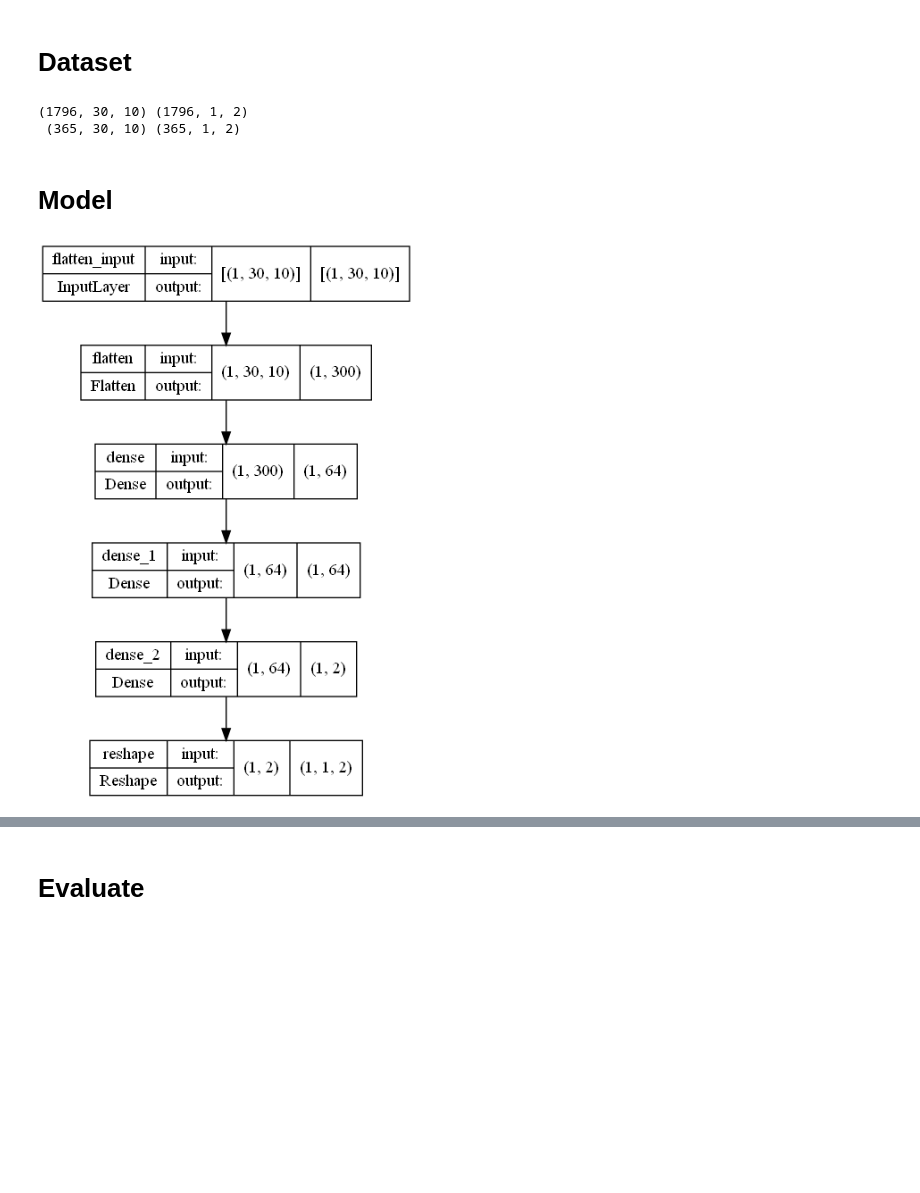
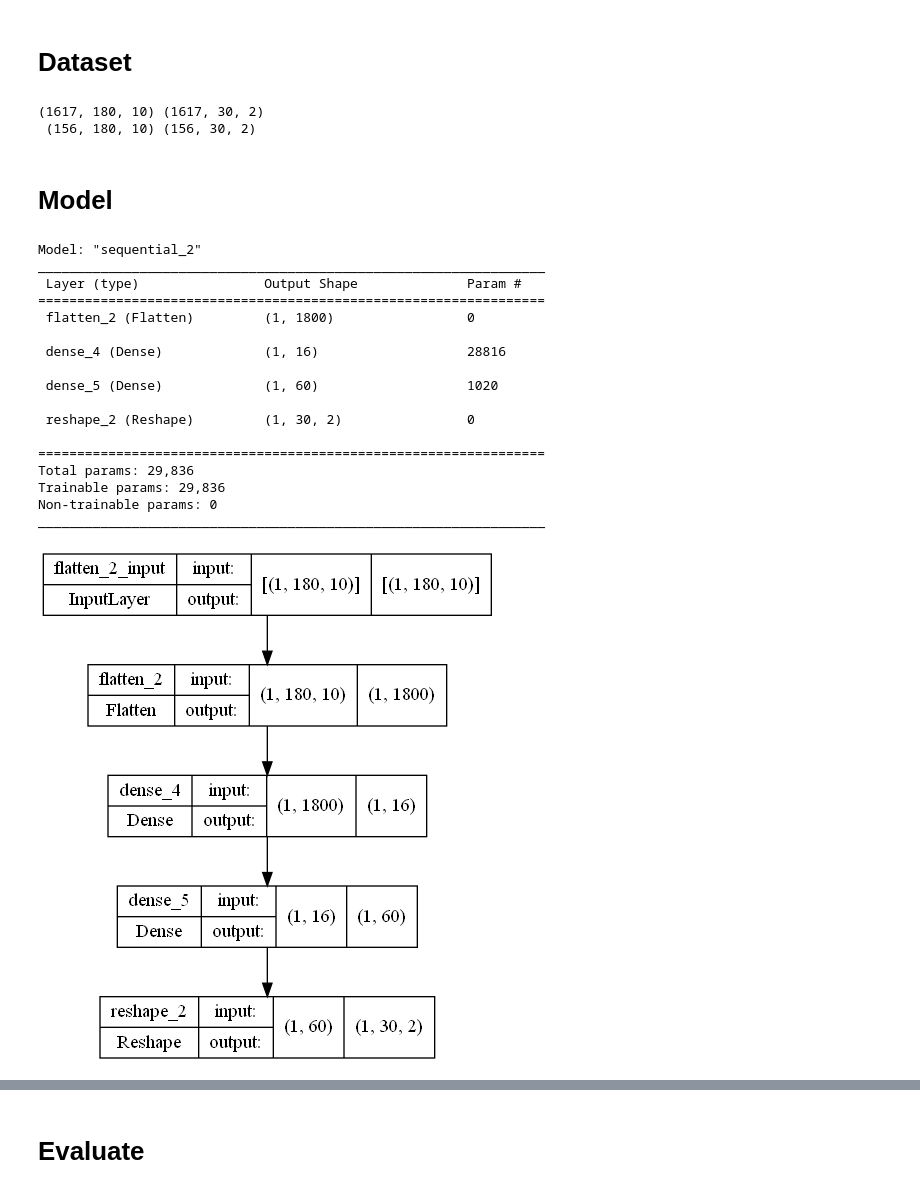
Before and after one commit to MrShumnov/energy-consumption-prediction, a Jupyter notebook: src/model_mlp.ipynb, the cells around one changed output, grey strips where cells are left out. Saved outputs shown, nothing was run; the diff lists cells and outputs as text; code cells hidden in the pictures; blank space fills up the shorter version.

```diff
--- a/src/model_mlp.ipynb
+++ b/src/model_mlp.ipynb
@@ -73,19 +72,28 @@ def create_dataset(train_series, test_series,
 # %%
-INPUT_WIDTH = 30
-LABEL_WIDTH = 1
+INPUT_WIDTH = 30 * 6
+LABEL_WIDTH = 30
 STEP = 1
 
 INPUT_COLUMNS = [0, 1, 2, 3, 8, 9, 10, 11, 12, 13]
 LABEL_COLUMNS = [0, 1]
 # %%
+'''
 x_train, y_train, x_test, y_test = create_dataset(train_data.to_numpy(), test_data.to_numpy(),
                                                      INPUT_WIDTH, LABEL_WIDTH, STEP,
                                                      INPUT_COLUMNS, LABEL_COLUMNS)
+'''
+
+x_train, y_train = split_time_series(train_data.to_numpy(),
+                                     INPUT_WIDTH, LABEL_WIDTH,
+                                     STEP, INPUT_COLUMNS, LABEL_COLUMNS)
+x_test, y_test = split_time_series(test_data.to_numpy(),
+                                     INPUT_WIDTH, LABEL_WIDTH,
+                                     STEP, INPUT_COLUMNS, LABEL_COLUMNS)
 
 print(x_train.shape, y_train.shape, '\n', x_test.shape, y_test.shape)
 # %% [output]
-(1796, 30, 10) (1796, 1, 2)
- (365, 30, 10) (365, 1, 2)
+(1617, 180, 10) (1617, 30, 2)
+ (156, 180, 10) (156, 30, 2)
 # %% [markdown]
 # Model
 # %%
@@ -99,10 +107,9 @@ def build_model():
     model = tf.keras.Sequential([
         tf.keras.layers.Flatten(),
 
-        tf.keras.layers.Dense(units=64, activation='relu'),
-        tf.keras.layers.Dense(units=64, activation='relu'),
+        tf.keras.layers.Dense(units=16, activation='tanh'),
 
-        tf.keras.layers.Dense(units=LABEL_WIDTH * len(LABEL_COLUMNS), activation='relu'),
+        tf.keras.layers.Dense(units=LABEL_WIDTH * len(LABEL_COLUMNS)),
 
         tf.keras.layers.Reshape([LABEL_WIDTH, len(LABEL_COLUMNS)])
     ])
@@ -114,10 +121,29 @@ def build_model():
     return model
 # %%
 model = build_model()
-
-tf.keras.utils.plot_model(model, show_shapes=True)
-# %% [output]
-[figure, removed]
+# %%
+model.summary()
+
+tf.keras.utils.plot_model(model, show_shapes=True)
+# %% [output]
+Model: "sequential_2"
+_________________________________________________________________
+ Layer (type)                Output Shape              Param #
+=================================================================
+ flatten_2 (Flatten)         (1, 1800)                 0
+
+ dense_4 (Dense)             (1, 16)                   28816
+
+ dense_5 (Dense)             (1, 60)                   1020
+
+ reshape_2 (Reshape)         (1, 30, 2)                0
+
+=================================================================
+Total params: 29,836
+Trainable params: 29,836
+Non-trainable params: 0
+_________________________________________________________________
+[figure, added]
 # %%
 log_dir = "./logs"
 
```
Also changed, not shown: parts of 9 cells of this notebook, 2 other files.
